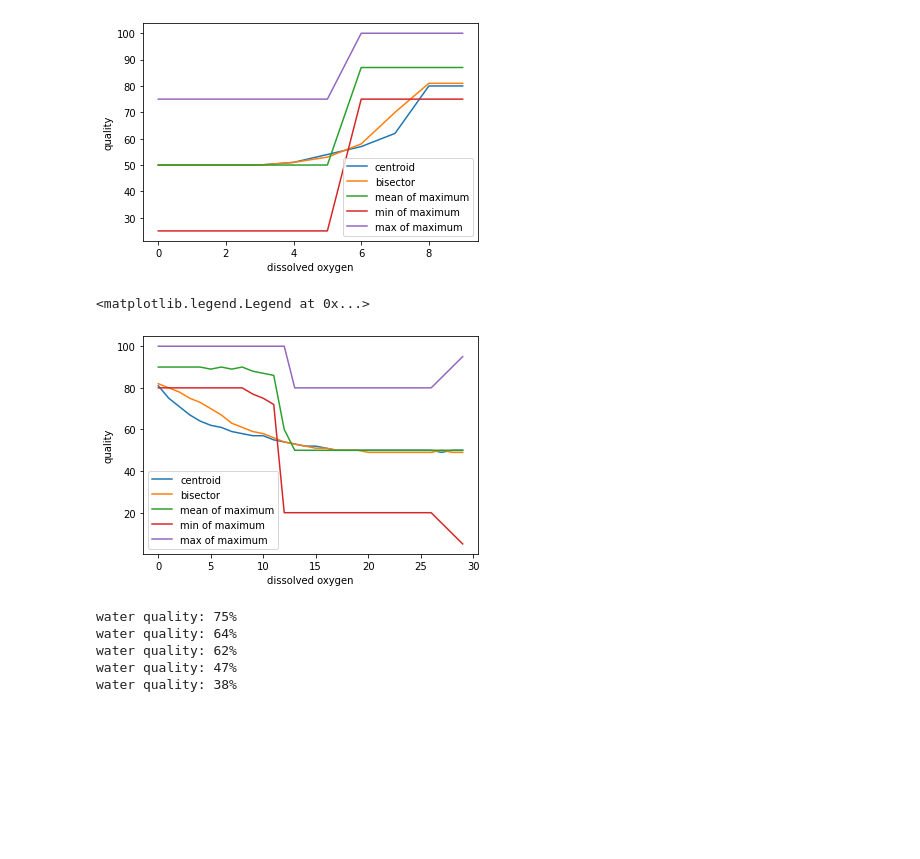
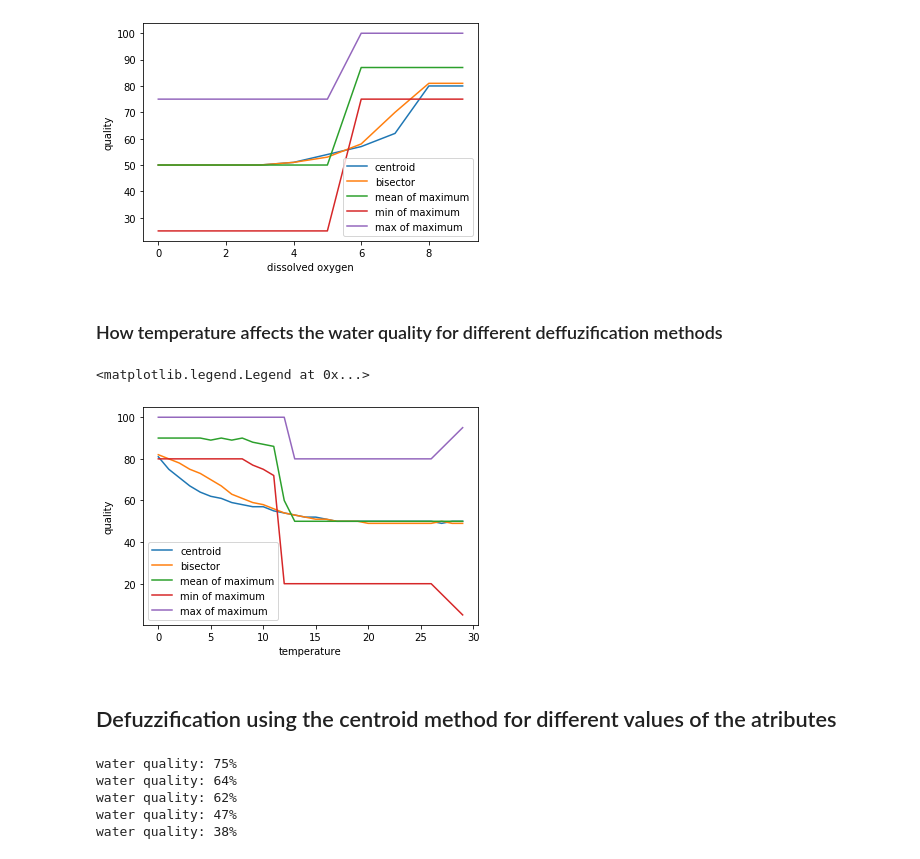
Before and after one commit to kra0s22/fuzzy-logic-water-quality, a Jupyter notebook: fuzzy-logic.ipynb, the cells around one changed output. Drawn from its saved outputs; the diff is of its cells as text; code cells hidden in the pictures; blank space fills up the shorter version.

Commit message:
Modified codes and add images

```diff
--- a/fuzzy-logic.ipynb
+++ b/fuzzy-logic.ipynb
@@ -102,27 +111,31 @@ plt.legend(labels)
 # %% [output]
 <matplotlib.legend.Legend at 0x...>
 [figure]
+# %% [markdown]
+### How temperature affects the water quality for different deffuzification methods
 # %%
 for water_quality in water_qualities:
     c = []
     water_quality.input['ec'] = 10
     water_quality.input['dissolved oxygen'] = 6
 
     counter = 0
     while counter < 30:
         water_quality.input['temperature'] = counter
         counter += 1
         water_quality.compute()
         c.append(int(water_quality.output['water quality']))
     plt.plot(c)
 
-plt.xlabel("dissolved oxygen")
+plt.xlabel("temperature")
 plt.ylabel("quality")
 labels = ['centroid', 'bisector', 'mean of maximum', 'min of maximum', 'max of maximum']
 plt.legend(labels)
 # %% [output]
 <matplotlib.legend.Legend at 0x...>
-[figure, old version]
+[figure, new version]
+# %% [markdown]
+## Defuzzification using the centroid method for different values of the atributes
 # %%
 ecs = [10, 10, 10, 200, 200]
 oxigens = [6, 6, 7, 2, 1]
```
Also changed, not shown: parts of 9 cells of this notebook, 12 other files.
